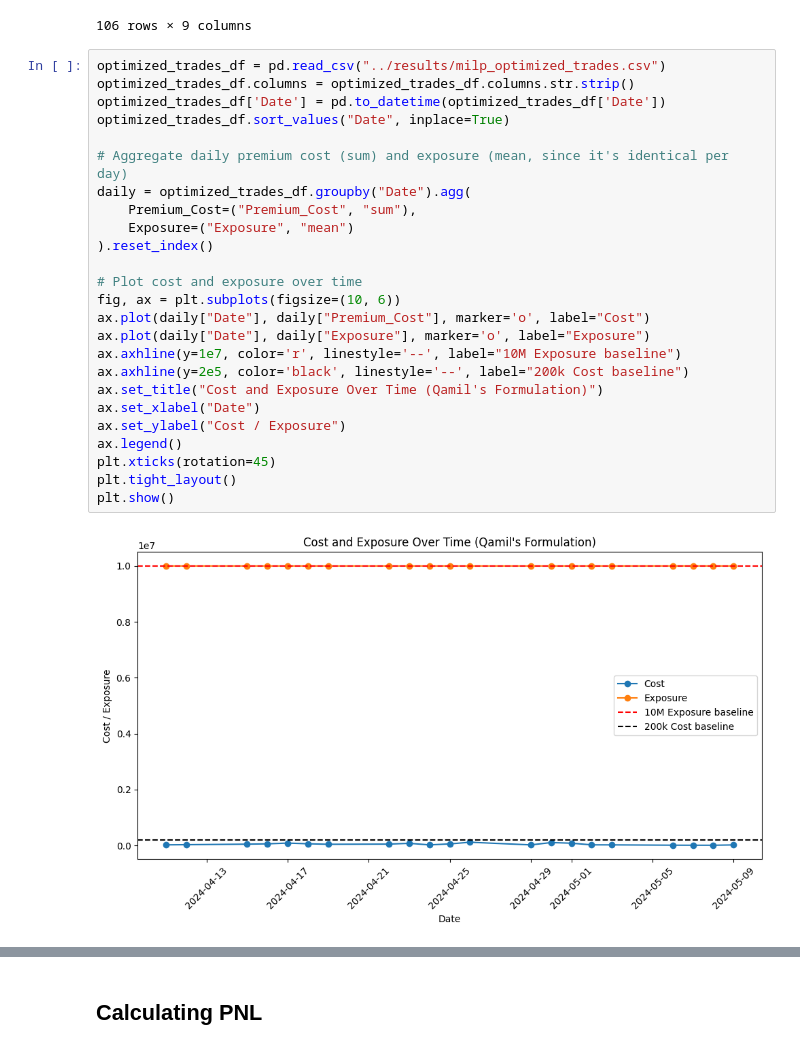
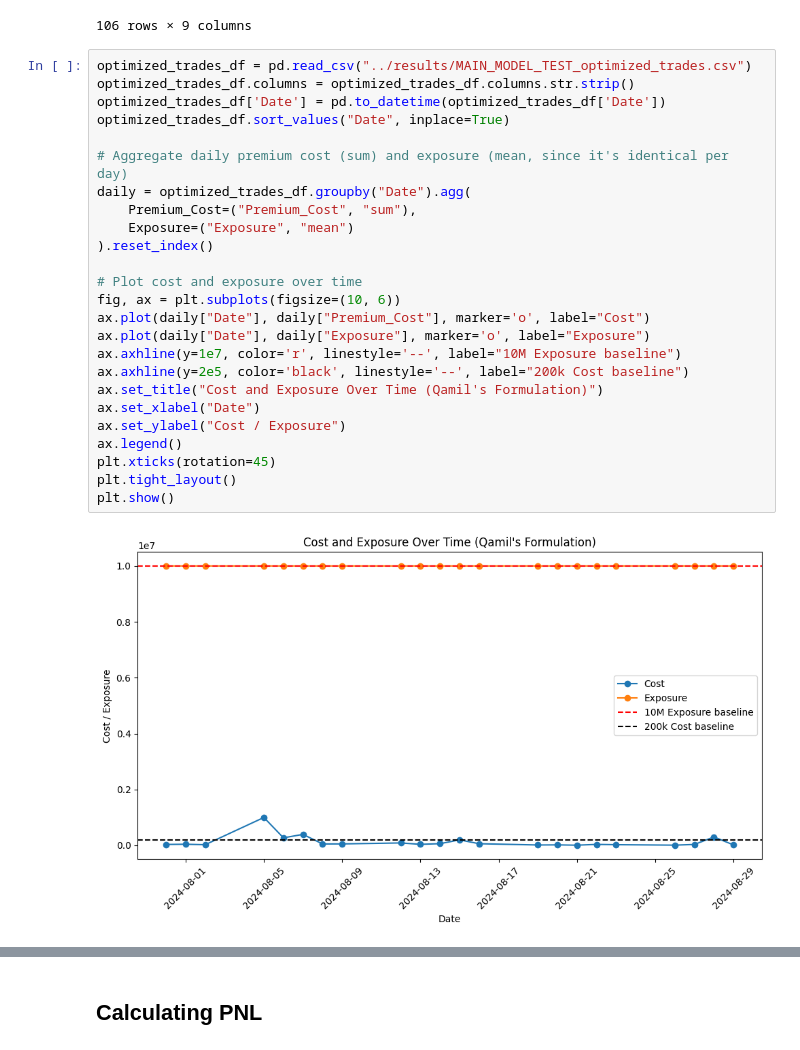
Before and after one commit to Qamil-Mirza/badss-2025-options-alpha-strategy, a Jupyter notebook: notebooks/analysis.ipynb, the cells around one changed output, grey strips where cells are left out. Drawn from its saved outputs; the diff is of its cells as text.

Commit message:
ran model on test data

```diff
--- a/notebooks/analysis.ipynb
+++ b/notebooks/analysis.ipynb
@@ -362,32 +362,32 @@ market_df[(market_df['Strike'] == 531.0) & (market_df['Symbol'] == 'SPY')]
 | 7332 | 5/10/2024 | SPY | 5/24/2024 | 531.0 | 1.10 | 1007 | 1.12 | 1588 | 520.84 |
 106 rows × 9 columns
 # %%
-optimized_trades_df = pd.read_csv("../results/milp_optimized_trades.csv")
+optimized_trades_df = pd.read_csv("../results/MAIN_MODEL_TEST_optimized_trades.csv")
 optimized_trades_df.columns = optimized_trades_df.columns.str.strip()
 optimized_trades_df['Date'] = pd.to_datetime(optimized_trades_df['Date'])
 optimized_trades_df.sort_values("Date", inplace=True)
 
 # Aggregate daily premium cost (sum) and exposure (mean, since it's identical per day)
 daily = optimized_trades_df.groupby("Date").agg(
     Premium_Cost=("Premium_Cost", "sum"),
     Exposure=("Exposure", "mean")
 ).reset_index()
 
 # Plot cost and exposure over time
 fig, ax = plt.subplots(figsize=(10, 6))
 ax.plot(daily["Date"], daily["Premium_Cost"], marker='o', label="Cost")
 ax.plot(daily["Date"], daily["Exposure"], marker='o', label="Exposure")
 ax.axhline(y=1e7, color='r', linestyle='--', label="10M Exposure baseline")
 ax.axhline(y=2e5, color='black', linestyle='--', label="200k Cost baseline")
 ax.set_title("Cost and Exposure Over Time (Qamil's Formulation)")
 ax.set_xlabel("Date")
 ax.set_ylabel("Cost / Exposure")
 ax.legend()
 plt.xticks(rotation=45)
 plt.tight_layout()
 plt.show()
 # %% [output]
-[figure, old version]
+[figure, new version]
 # %%
 daily
 # %% [output]
```
Also changed, not shown: parts of 15 cells of this notebook, 9 other files.
